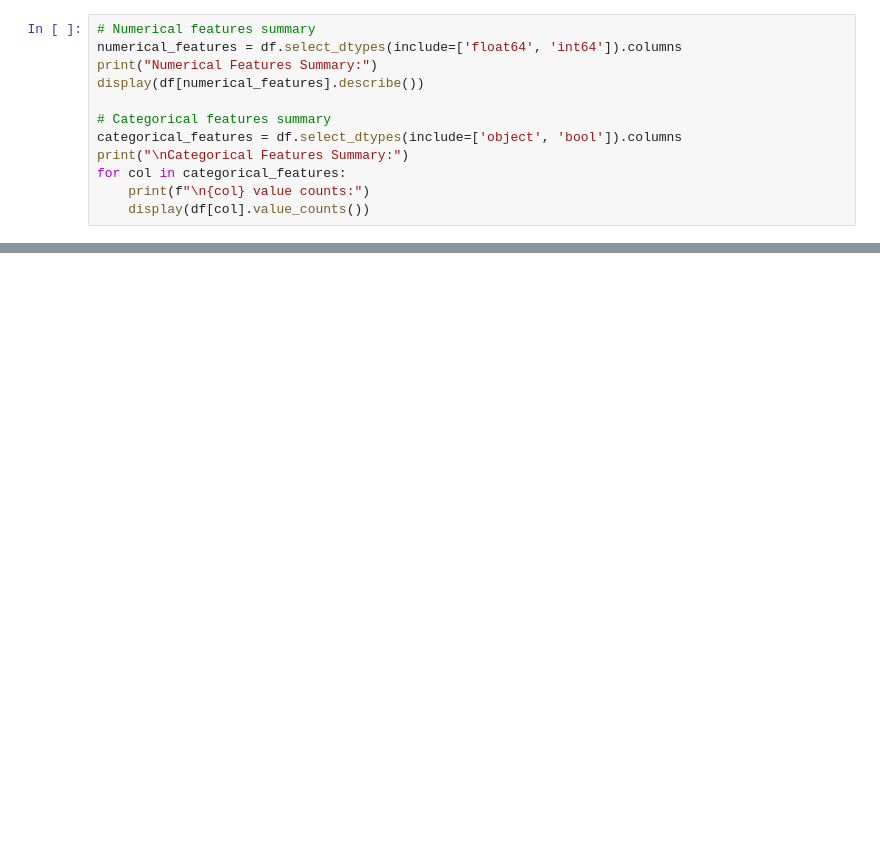
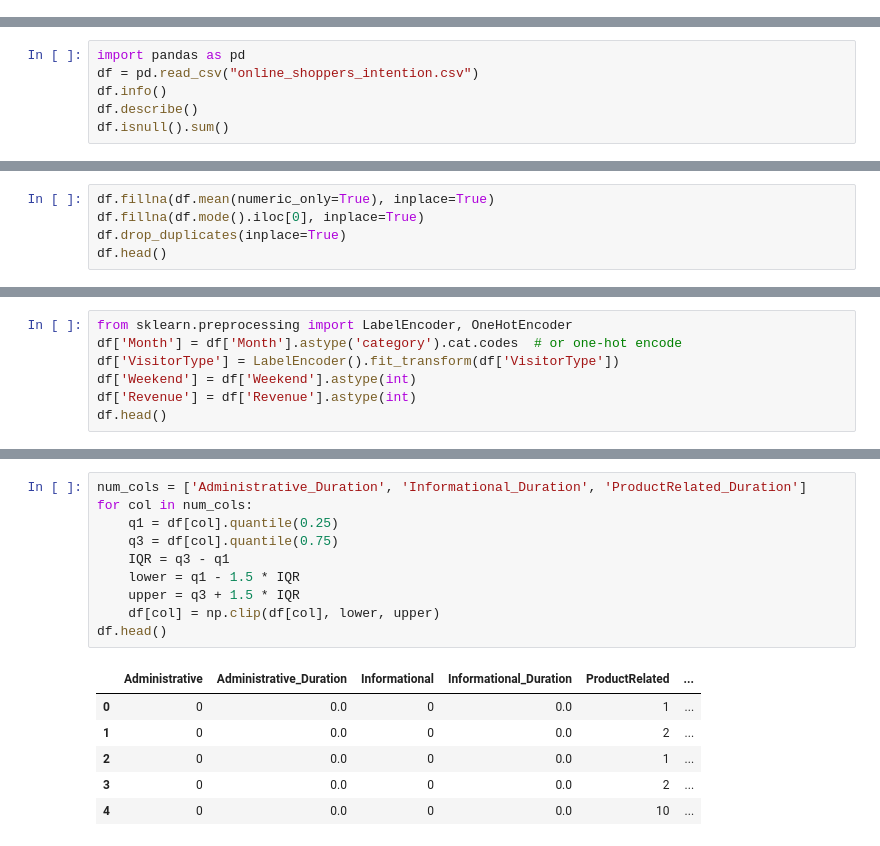
Before and after one commit to Sahil88820/Online-Shopper-Buy-or-Bail, a Jupyter notebook: notebooks/01_exploratory_data_analysis.ipynb, the cells around one changed output, grey strips where cells are left out. Cells and saved outputs as stored; diff of their text form; blank space fills up the shorter version.

```diff
--- a/notebooks/01_exploratory_data_analysis.ipynb
+++ b/notebooks/01_exploratory_data_analysis.ipynb
@@ -70,12 +0,0 @@ plt.show()
-# %%
-# Numerical features summary
-numerical_features = df.select_dtypes(include=['float64', 'int64']).columns
-print("Numerical Features Summary:")
-display(df[numerical_features].describe())
-
-# Categorical features summary
-categorical_features = df.select_dtypes(include=['object', 'bool']).columns
-print("\nCategorical Features Summary:")
-for col in categorical_features:
-    print(f"\n{col} value counts:")
-    display(df[col].value_counts())
@@ -117,0 +7,6 @@ This notebook performs exploratory data analysis on the online shopper intention
+# %%
+import pandas as pd
+df = pd.read_csv("online_shoppers_intention.csv")
+df.info()
+df.describe()
+df.isnull().sum()
@@ -117,0 +50,5 @@ This notebook performs exploratory data analysis on the online shopper intention
+# %%
+df.fillna(df.mean(numeric_only=True), inplace=True)
+df.fillna(df.mode().iloc[0], inplace=True)
+df.drop_duplicates(inplace=True)
+df.head()
@@ -117,0 +62,7 @@ This notebook performs exploratory data analysis on the online shopper intention
+# %%
+from sklearn.preprocessing import LabelEncoder, OneHotEncoder
+df['Month'] = df['Month'].astype('category').cat.codes  # or one-hot encode
+df['VisitorType'] = LabelEncoder().fit_transform(df['VisitorType'])
+df['Weekend'] = df['Weekend'].astype(int)
+df['Revenue'] = df['Revenue'].astype(int)
+df.head()
@@ -117,0 +76,17 @@ This notebook performs exploratory data analysis on the online shopper intention
+# %%
+num_cols = ['Administrative_Duration', 'Informational_Duration', 'ProductRelated_Duration']
+for col in num_cols:
+    q1 = df[col].quantile(0.25)
+    q3 = df[col].quantile(0.75)
+    IQR = q3 - q1
+    lower = q1 - 1.5 * IQR
+    upper = q3 + 1.5 * IQR
+    df[col] = np.clip(df[col], lower, upper)
+df.head()
+# %% [output]
+|  | Administrative | Administrative_Duration | Informational | Informational_Duration | ProductRelated | ... |
+| 0 | 0 | 0.0 | 0 | 0.0 | 1 | ... |
+| 1 | 0 | 0.0 | 0 | 0.0 | 2 | ... |
+| 2 | 0 | 0.0 | 0 | 0.0 | 1 | ... |
+| 3 | 0 | 0.0 | 0 | 0.0 | 2 | ... |
+| 4 | 0 | 0.0 | 0 | 0.0 | 10 | ... |
```
Also changed, not shown: parts of 23 cells of this notebook, 1 other file.
